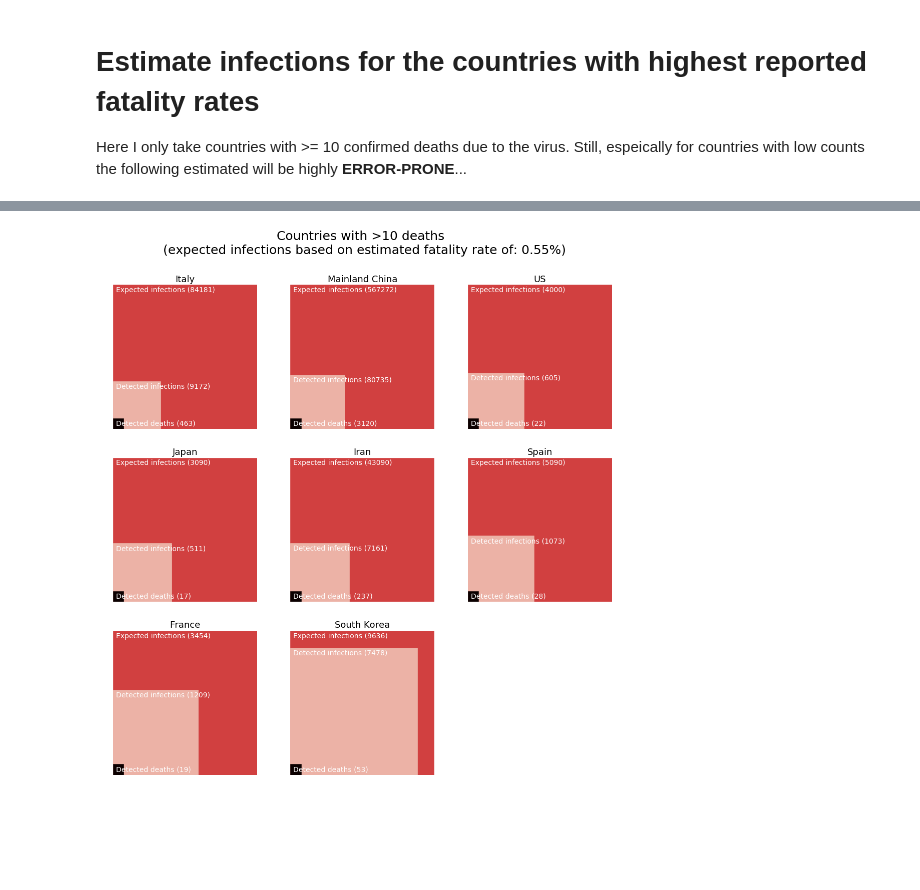
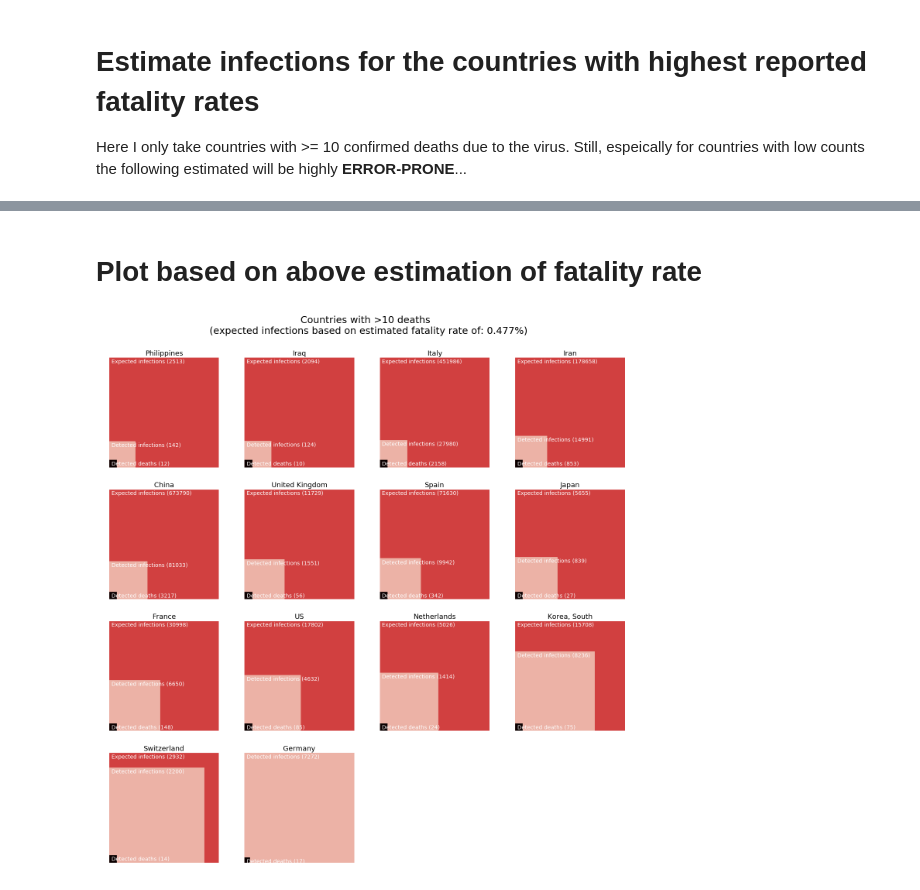
Before and after one commit to florian-huber/covid_dataviz, a Jupyter notebook: covid19_dataviz_exploration.ipynb, the cells around one changed output, grey strips where cells are left out. Cells and saved outputs as stored; diff of their text form; code cells hidden in the pictures; blank space fills up the shorter version.

```diff
--- a/covid19_dataviz_exploration.ipynb
+++ b/covid19_dataviz_exploration.ipynb
@@ -106,11 +106,11 @@ position_SK+1
 # %%
-position_SK = np.where(df['Country'] == 'South Korea')[0][0]
+position_SK = np.where(df['Country'] == 'Korea, South')[0][0]
 number_of_deaths = df.iloc[:(position_SK+1),2].sum()
 number_of_cases = df.iloc[:(position_SK+1),1].sum()
 
 estimated_rate_optimistic = number_of_deaths/number_of_cases
 
-print("Number of deaths:", number_of_cases)
-print("Number of confirmed cases:", number_of_deaths)
+print("Number of confirmed cases:", number_of_cases)
+print("Number of deaths:", number_of_deaths)
 print("Fatality rate per infection (optimistic)=", np.round(100*estimated_rate_optimistic, 3), "%" )
 # %% [output]
@@ -209,11 +215,13 @@ data_deaths
+# %% [markdown]
+# Plot based on above estimation of fatality rate
 # %%
-fatality_rate_estimate = 0.0055
+fatality_rate_estimate = estimated_rate_optimistic
 fatal_rate_str = str(np.round(100*fatality_rate_estimate,3))
 square_plot_array(data_deaths,
                   data_deaths.index.tolist(),
                   fatality_rate_estimate,
-                  n_x = 3,
+                  n_x = 4,
                   main_title="Countries with >10 deaths \n (expected infections based on estimated fatality rate of: "+fatal_rate_str+"%)",
                   filename = "expected_infections.pdf")
 # %% [output]
-[figure, old version]
+[figure, new version]
```
Also changed, not shown: parts of 6 cells of this notebook.
